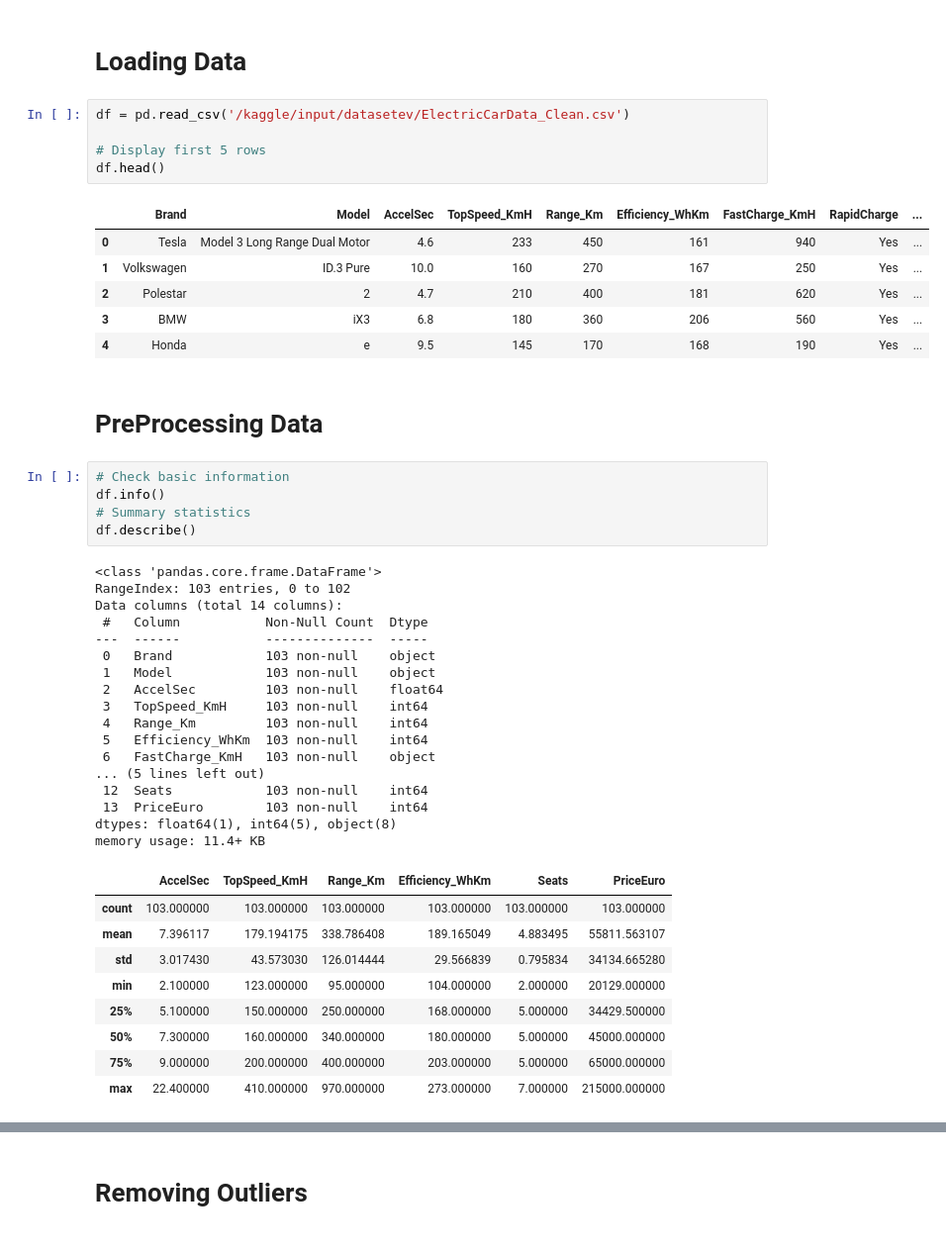
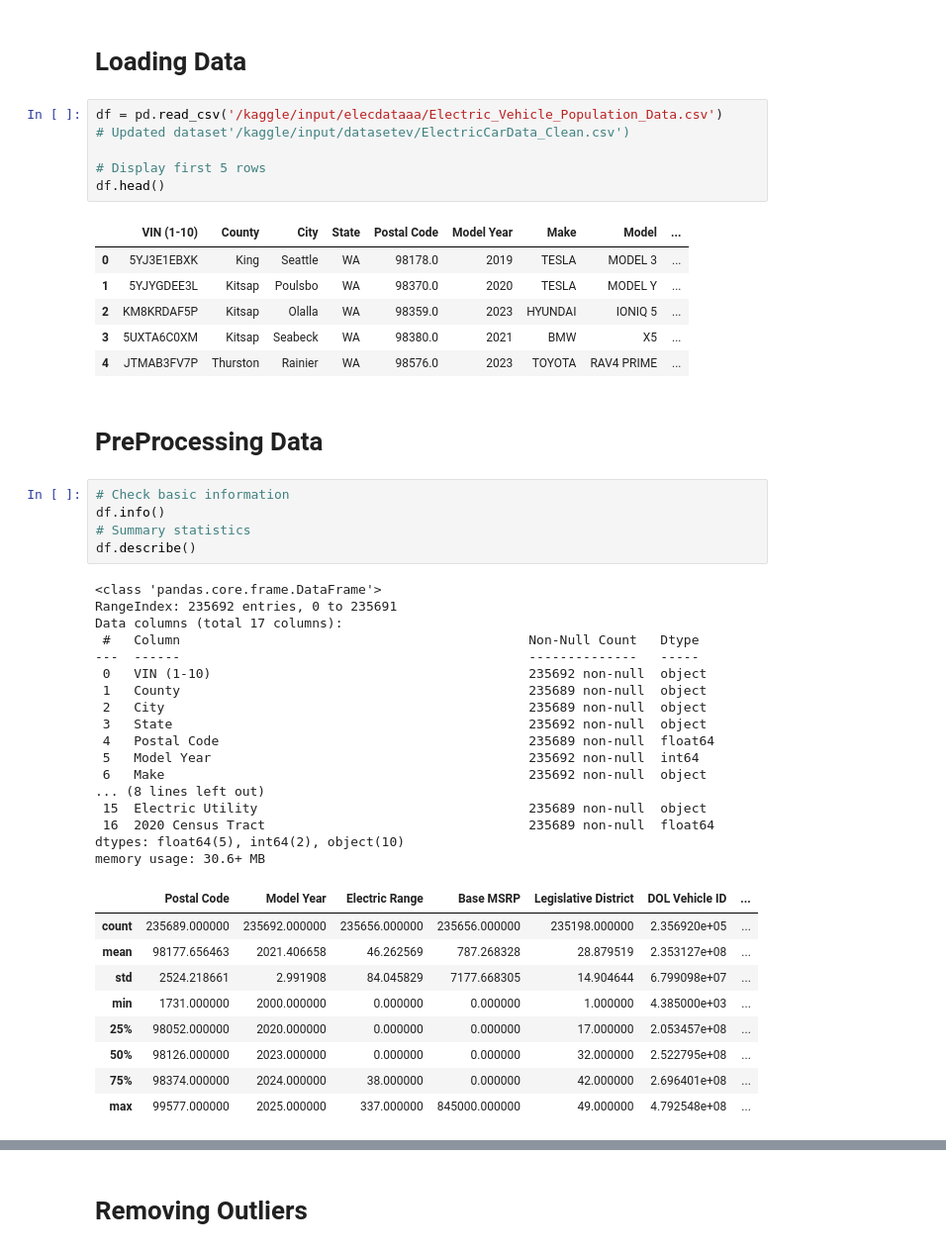
Before and after one commit to ar23aff/DS-Project, a Jupyter notebook: raheem-ds.ipynb, the cells around one changed output, grey strips where cells are left out. Shown at 99% size. Drawn from its saved outputs; the diff is of its cells as text.

```diff
--- a/raheem-ds.ipynb
+++ b/raheem-ds.ipynb
@@ -11,17 +11,18 @@ from sklearn.metrics import mean_absolute_error, r2_score
 # %% [markdown]
 # Loading Data
 # %%
-df = pd.read_csv('/kaggle/input/datasetev/ElectricCarData_Clean.csv')
+df = pd.read_csv('/kaggle/input/elecdataaa/Electric_Vehicle_Population_Data.csv')
+# Updated dataset'/kaggle/input/datasetev/ElectricCarData_Clean.csv')
 
 # Display first 5 rows
 df.head()
 # %% [output]
-|  | Brand | Model | AccelSec | TopSpeed_KmH | Range_Km | Efficiency_WhKm | FastCharge_KmH | RapidCharge | ... |
-| 0 | Tesla | Model 3 Long Range Dual Motor | 4.6 | 233 | 450 | 161 | 940 | Yes | ... |
-| 1 | Volkswagen | ID.3 Pure | 10.0 | 160 | 270 | 167 | 250 | Yes | ... |
-| 2 | Polestar | 2 | 4.7 | 210 | 400 | 181 | 620 | Yes | ... |
-| 3 | BMW | iX3 | 6.8 | 180 | 360 | 206 | 560 | Yes | ... |
-| 4 | Honda | e | 9.5 | 145 | 170 | 168 | 190 | Yes | ... |
+|  | VIN (1-10) | County | City | State | Postal Code | Model Year | Make | Model | ... |
+| 0 | 5YJ3E1EBXK | King | Seattle | WA | 98178.0 | 2019 | TESLA | MODEL 3 | ... |
+| 1 | 5YJYGDEE3L | Kitsap | Poulsbo | WA | 98370.0 | 2020 | TESLA | MODEL Y | ... |
+| 2 | KM8KRDAF5P | Kitsap | Olalla | WA | 98359.0 | 2023 | HYUNDAI | IONIQ 5 | ... |
+| 3 | 5UXTA6C0XM | Kitsap | Seabeck | WA | 98380.0 | 2021 | BMW | X5 | ... |
+| 4 | JTMAB3FV7P | Thurston | Rainier | WA | 98576.0 | 2023 | TOYOTA | RAV4 PRIME | ... |
 # %% [markdown]
 # PreProcessing Data
 # %%
@@ -31,28 +32,28 @@ df.info()
 df.describe()
 # %% [output]
 <class 'pandas.core.frame.DataFrame'>
-RangeIndex: 103 entries, 0 to 102
-Data columns (total 14 columns):
- #   Column           Non-Null Count  Dtype
----  ------           --------------  -----
- 0   Brand            103 non-null    object
- 1   Model            103 non-null    object
- 2   AccelSec         103 non-null    float64
- 3   TopSpeed_KmH     103 non-null    int64
- 4   Range_Km         103 non-null    int64
- 5   Efficiency_WhKm  103 non-null    int64
- 6   FastCharge_KmH   103 non-null    object
-... (5 lines left out)
- 12  Seats            103 non-null    int64
- 13  PriceEuro        103 non-null    int64
-dtypes: float64(1), int64(5), object(8)
-memory usage: 11.4+ KB
+RangeIndex: 235692 entries, 0 to 235691
+Data columns (total 17 columns):
+ #   Column                                             Non-Null Count   Dtype
+---  ------                                             --------------   -----
+ 0   VIN (1-10)                                         235692 non-null  object
+ 1   County                                             235689 non-null  object
+ 2   City                                               235689 non-null  object
+ 3   State                                              235692 non-null  object
+ 4   Postal Code                                        235689 non-null  float64
+ 5   Model Year                                         235692 non-null  int64
+ 6   Make                                               235692 non-null  object
+... (8 lines left out)
+ 15  Electric Utility                                   235689 non-null  object
+ 16  2020 Census Tract                                  235689 non-null  float64
+dtypes: float64(5), int64(2), object(10)
+memory usage: 30.6+ MB
-|  | AccelSec | TopSpeed_KmH | Range_Km | Efficiency_WhKm | Seats | PriceEuro |
-| count | 103.000000 | 103.000000 | 103.000000 | 103.000000 | 103.000000 | 103.000000 |
-| mean | 7.396117 | 179.194175 | 338.786408 | 189.165049 | 4.883495 | 55811.563107 |
-| std | 3.017430 | 43.573030 | 126.014444 | 29.566839 | 0.795834 | 34134.665280 |
-| min | 2.100000 | 123.000000 | 95.000000 | 104.000000 | 2.000000 | 20129.000000 |
-| 25% | 5.100000 | 150.000000 | 250.000000 | 168.000000 | 5.000000 | 34429.500000 |
-| 50% | 7.300000 | 160.000000 | 340.000000 | 180.000000 | 5.000000 | 45000.000000 |
-| 75% | 9.000000 | 200.000000 | 400.000000 | 203.000000 | 5.000000 | 65000.000000 |
-| max | 22.400000 | 410.000000 | 970.000000 | 273.000000 | 7.000000 | 215000.000000 |
+|  | Postal Code | Model Year | Electric Range | Base MSRP | Legislative District | DOL Vehicle ID | ... |
+| count | 235689.000000 | 235692.000000 | 235656.000000 | 235656.000000 | 235198.000000 | 2.356920e+05 | ... |
+| mean | 98177.656463 | 2021.406658 | 46.262569 | 787.268328 | 28.879519 | 2.353127e+08 | ... |
+| std | 2524.218661 | 2.991908 | 84.045829 | 7177.668305 | 14.904644 | 6.799098e+07 | ... |
+| min | 1731.000000 | 2000.000000 | 0.000000 | 0.000000 | 1.000000 | 4.385000e+03 | ... |
+| 25% | 98052.000000 | 2020.000000 | 0.000000 | 0.000000 | 17.000000 | 2.053457e+08 | ... |
+| 50% | 98126.000000 | 2023.000000 | 0.000000 | 0.000000 | 32.000000 | 2.522795e+08 | ... |
+| 75% | 98374.000000 | 2024.000000 | 38.000000 | 0.000000 | 42.000000 | 2.696401e+08 | ... |
+| max | 99577.000000 | 2025.000000 | 337.000000 | 845000.000000 | 49.000000 | 4.792548e+08 | ... |
```
Also changed, not shown: parts of 67 cells of this notebook.
